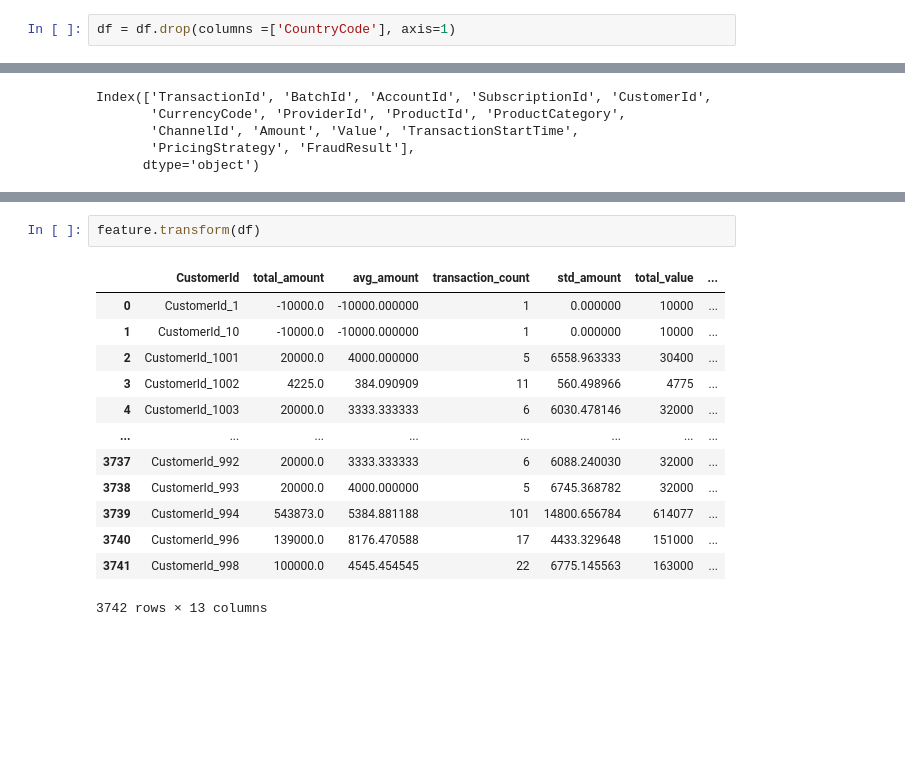
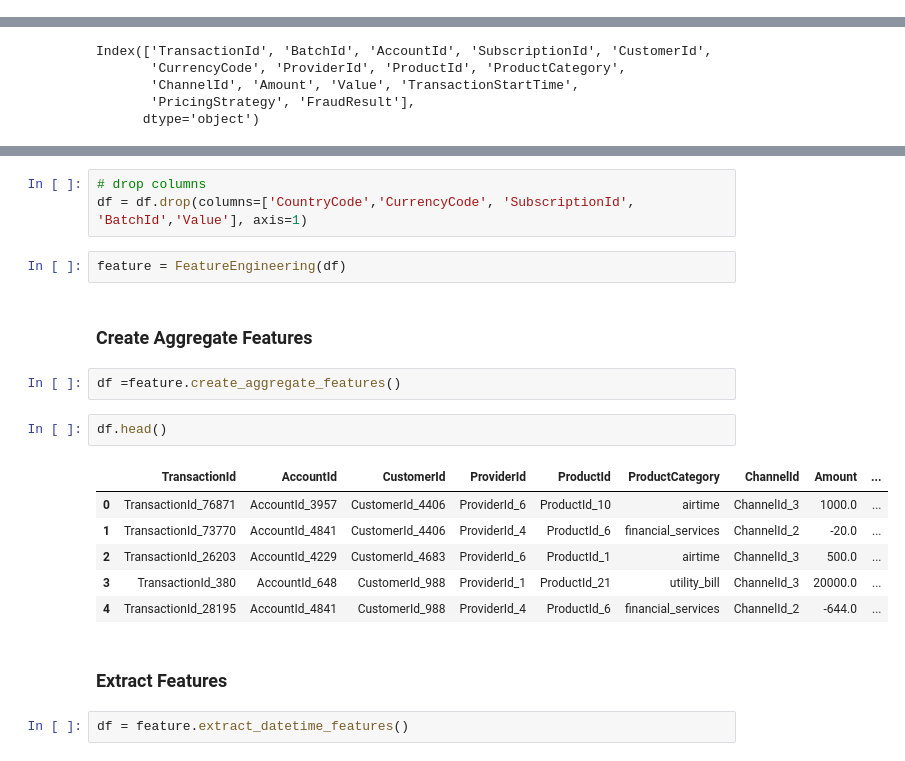
Before and after one commit to mubarek4566/credit-risk-model, a Jupyter notebook: notebooks/eda.ipynb, the cells around one changed output, grey strips where cells are left out. Cells and saved outputs as stored; diff of their text form; blank space fills up the shorter version.

Commit message:
adding feature engineering for the dataset

```diff
--- a/notebooks/eda.ipynb
+++ b/notebooks/eda.ipynb
@@ -189,6 +189,4 @@ dtype: float64
 # %% [markdown]
 ### Distribution of Numerical Features
 Visualize the distribution of numerical features to identify patterns, skewness, and potential outliers.
-# %%
-df = df.drop(columns =['CountryCode'], axis=1)
 # %%
@@ -278,16 +287,22 @@ feature = TnxAggregator()
+# %%
+# drop columns
+df = df.drop(columns=['CountryCode','CurrencyCode', 'SubscriptionId', 'BatchId','Value'], axis=1)
 # %%
-feature.transform(df)
+feature = FeatureEngineering(df)
-# %% [output]
-|  | CustomerId | total_amount | avg_amount | transaction_count | std_amount | total_value | ... |
-| 0 | CustomerId_1 | -10000.0 | -10000.000000 | 1 | 0.000000 | 10000 | ... |
-| 1 | CustomerId_10 | -10000.0 | -10000.000000 | 1 | 0.000000 | 10000 | ... |
-| 2 | CustomerId_1001 | 20000.0 | 4000.000000 | 5 | 6558.963333 | 30400 | ... |
-| 3 | CustomerId_1002 | 4225.0 | 384.090909 | 11 | 560.498966 | 4775 | ... |
-| 4 | CustomerId_1003 | 20000.0 | 3333.333333 | 6 | 6030.478146 | 32000 | ... |
-| ... | ... | ... | ... | ... | ... | ... | ... |
-| 3737 | CustomerId_992 | 20000.0 | 3333.333333 | 6 | 6088.240030 | 32000 | ... |
-| 3738 | CustomerId_993 | 20000.0 | 4000.000000 | 5 | 6745.368782 | 32000 | ... |
-| 3739 | CustomerId_994 | 543873.0 | 5384.881188 | 101 | 14800.656784 | 614077 | ... |
-| 3740 | CustomerId_996 | 139000.0 | 8176.470588 | 17 | 4433.329648 | 151000 | ... |
-| 3741 | CustomerId_998 | 100000.0 | 4545.454545 | 22 | 6775.145563 | 163000 | ... |
-3742 rows × 13 columns
+# %% [markdown]
+### Create Aggregate Features
+# %%
+df =feature.create_aggregate_features()
+# %%
+df.head()
+# %% [output]
+|  | TransactionId | AccountId | CustomerId | ProviderId | ProductId | ProductCategory | ChannelId | Amount | ... |
+| 0 | TransactionId_76871 | AccountId_3957 | CustomerId_4406 | ProviderId_6 | ProductId_10 | airtime | ChannelId_3 | 1000.0 | ... |
+| 1 | TransactionId_73770 | AccountId_4841 | CustomerId_4406 | ProviderId_4 | ProductId_6 | financial_services | ChannelId_2 | -20.0 | ... |
+| 2 | TransactionId_26203 | AccountId_4229 | CustomerId_4683 | ProviderId_6 | ProductId_1 | airtime | ChannelId_3 | 500.0 | ... |
+| 3 | TransactionId_380 | AccountId_648 | CustomerId_988 | ProviderId_1 | ProductId_21 | utility_bill | ChannelId_3 | 20000.0 | ... |
+| 4 | TransactionId_28195 | AccountId_4841 | CustomerId_988 | ProviderId_4 | ProductId_6 | financial_services | ChannelId_2 | -644.0 | ... |
+# %% [markdown]
+### Extract Features
+# %%
+df = feature.extract_datetime_features()
```
Also changed, not shown: parts of 15 cells of this notebook, 3 other files.
